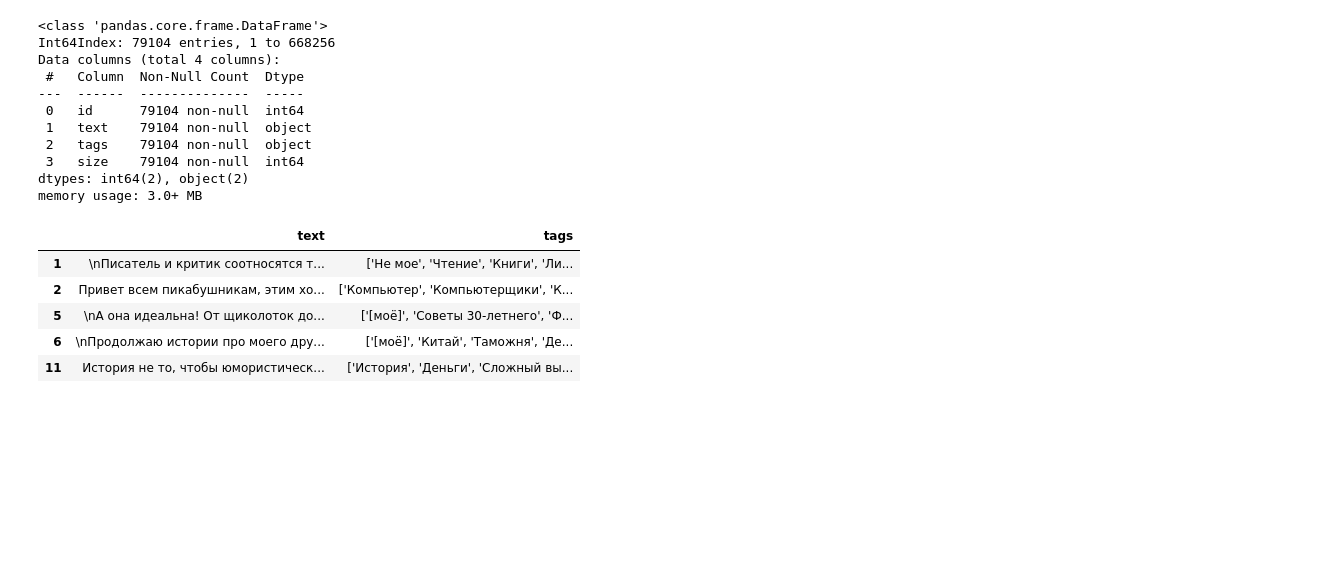
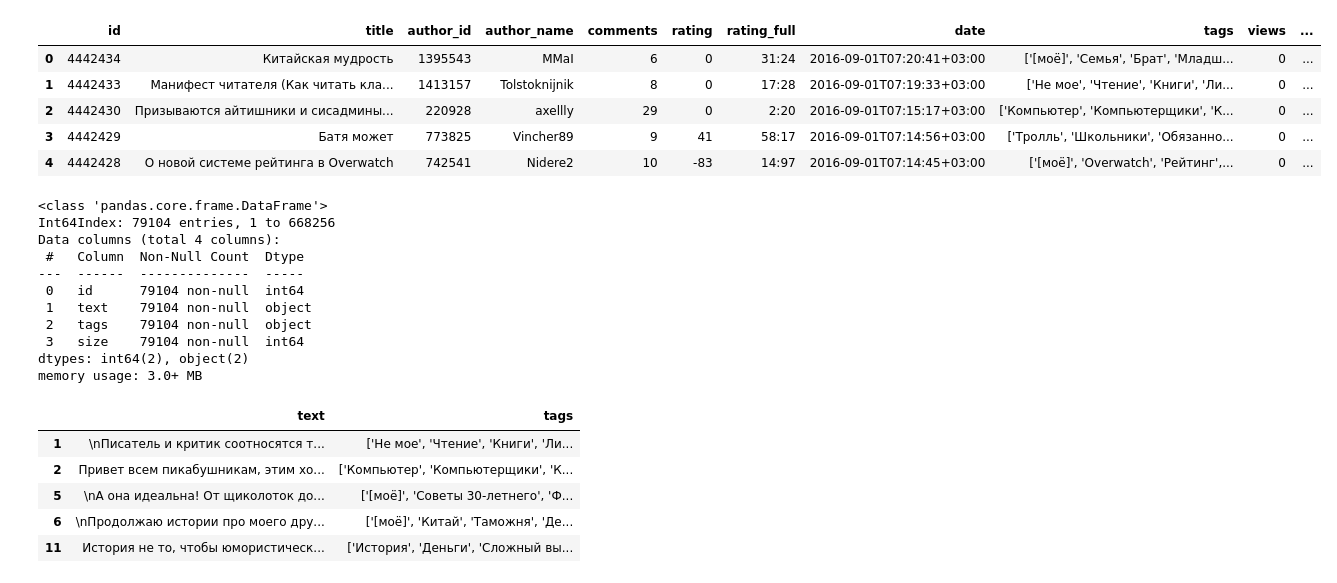
Before and after one commit to alexy247/pikabu-classification, a Jupyter notebook: analysis/Analysis.ipynb, the cells around one changed output. Drawn from its saved outputs; the diff is of its cells as text; code cells hidden in the pictures; blank space fills up the shorter version.

```diff
--- a/analysis/Analysis.ipynb
+++ b/analysis/Analysis.ipynb
@@ -11,6 +11,15 @@ TAGS_TXT = os.path.join(PARENT_PATH, "data", "tags.txt")
 MIN_TEXT_LEN = 2500
 # %%
 df = pd.read_csv(DATA_CSV)
+# %%
+df.head()
+# %% [output]
+|  | id | title | author_id | author_name | comments | rating | rating_full | date | tags | views | ... |
+| 0 | 4442434 | Китайская мудрость | 1395543 | MMaI | 6 | 0 | 31:24 | 2016-09-01T07:20:41+03:00 | ['[моё]', 'Семья', 'Брат', 'Младш... | 0 | ... |
+| 1 | 4442433 | Манифест читателя (Как читать кла... | 1413157 | Tolstoknijnik | 8 | 0 | 17:28 | 2016-09-01T07:19:33+03:00 | ['Не мое', 'Чтение', 'Книги', 'Ли... | 0 | ... |
+| 2 | 4442430 | Призываются айтишники и сисадмины... | 220928 | axellly | 29 | 0 | 2:20 | 2016-09-01T07:15:17+03:00 | ['Компьютер', 'Компьютерщики', 'К... | 0 | ... |
+| 3 | 4442429 | Батя может | 773825 | Vincher89 | 9 | 41 | 58:17 | 2016-09-01T07:14:56+03:00 | ['Тролль', 'Школьники', 'Обязанно... | 0 | ... |
+| 4 | 4442428 | О новой системе рейтинга в Overwatch | 742541 | Nidere2 | 10 | -83 | 14:97 | 2016-09-01T07:14:45+03:00 | ['[моё]', 'Overwatch', 'Рейтинг',... | 0 | ... |
 # %%
 df = df[["id", "text", "tags"]].dropna()
 # %%
```
Also changed, not shown: parts of 4 cells of this notebook, 3 other files.
